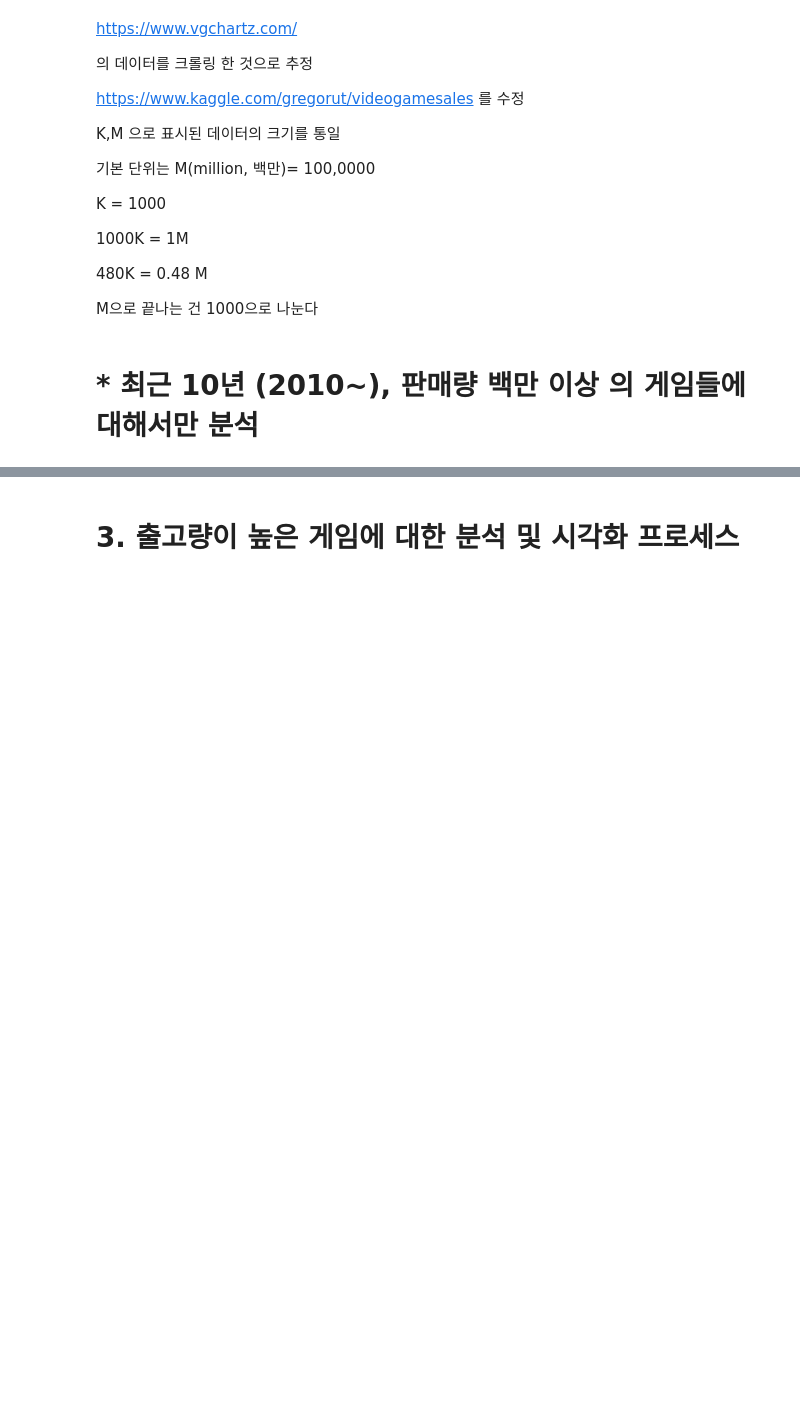
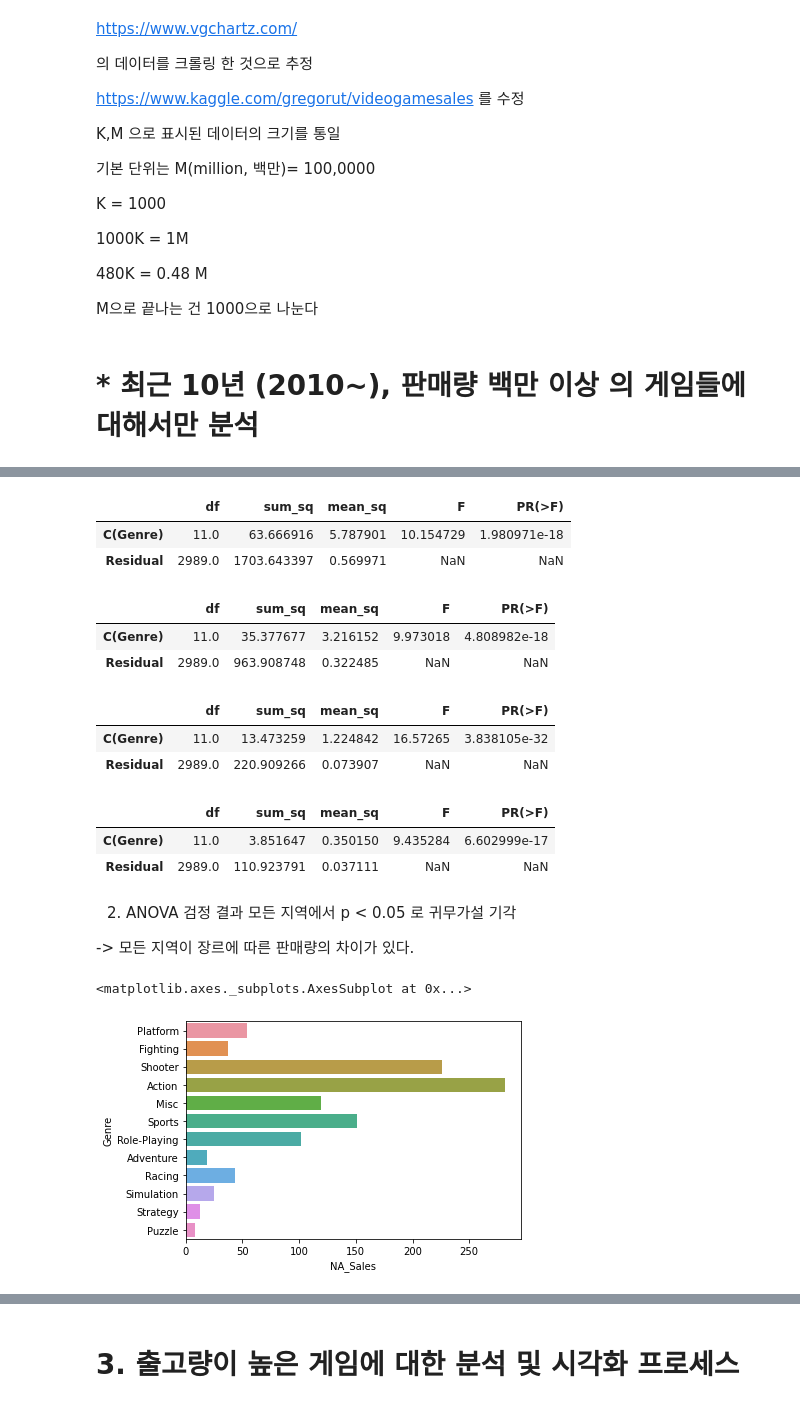
Before and after one commit to 93model/Game_sales_data, a Jupyter notebook: ai10_sc1_pro_김연식_재제출.ipynb, the cells around one changed output, grey strips where cells are left out. Cells and saved outputs as stored; diff of their text form; code cells hidden in the pictures; blank space fills up the shorter version.

```diff
--- a/ai10_sc1_pro_김연식_재제출.ipynb
+++ b/ai10_sc1_pro_김연식_재제출.ipynb
@@ -303,0 +171,44 @@ sns.lineplot(data=df, x="Year", y="Sales")
+# %%
+from statsmodels.formula.api import ols
+from statsmodels.stats.anova import anova_lm
+from statsmodels.stats.multicomp import pairwise_tukeyhsd
+
+NA_ano=ols('NA_Sales ~ C(Genre)',df_new).fit()
+anova_lm(NA_ano)
+# %% [output]
+|  | df | sum_sq | mean_sq | F | PR(>F) |
+| C(Genre) | 11.0 | 63.666916 | 5.787901 | 10.154729 | 1.980971e-18 |
+| Residual | 2989.0 | 1703.643397 | 0.569971 | NaN | NaN |
+# %%
+EU_ano=ols('EU_Sales ~ C(Genre)',df_new).fit()
+anova_lm(EU_ano)
+# %% [output]
+|  | df | sum_sq | mean_sq | F | PR(>F) |
+| C(Genre) | 11.0 | 35.377677 | 3.216152 | 9.973018 | 4.808982e-18 |
+| Residual | 2989.0 | 963.908748 | 0.322485 | NaN | NaN |
+# %%
+JP_ano=ols('JP_Sales ~ C(Genre)',df_new).fit()
+anova_lm(JP_ano)
+# %% [output]
+|  | df | sum_sq | mean_sq | F | PR(>F) |
+| C(Genre) | 11.0 | 13.473259 | 1.224842 | 16.57265 | 3.838105e-32 |
+| Residual | 2989.0 | 220.909266 | 0.073907 | NaN | NaN |
+# %%
+Ot_ano=ols('Other_Sales ~ C(Genre)',df_new).fit()
+anova_lm(Ot_ano)
+# %% [output]
+|  | df | sum_sq | mean_sq | F | PR(>F) |
+| C(Genre) | 11.0 | 3.851647 | 0.350150 | 9.435284 | 6.602999e-17 |
+| Residual | 2989.0 | 110.923791 | 0.037111 | NaN | NaN |
+# %% [markdown]
+
+2) ANOVA 검정 결과 모든 지역에서 p < 0.05 로 귀무가설 기각
+
+-> 모든 지역이 장르에 따른 판매량의 차이가 있다.
+# %%
+import seaborn as sns
+
+sns.barplot(x='NA_Sales', y='Genre', data=df_new, ci=None,  estimator=sum)
+# %% [output]
+<matplotlib.axes._subplots.AxesSubplot at 0x...>
+[figure, added]
```
Also changed, not shown: parts of 58 cells of this notebook.
